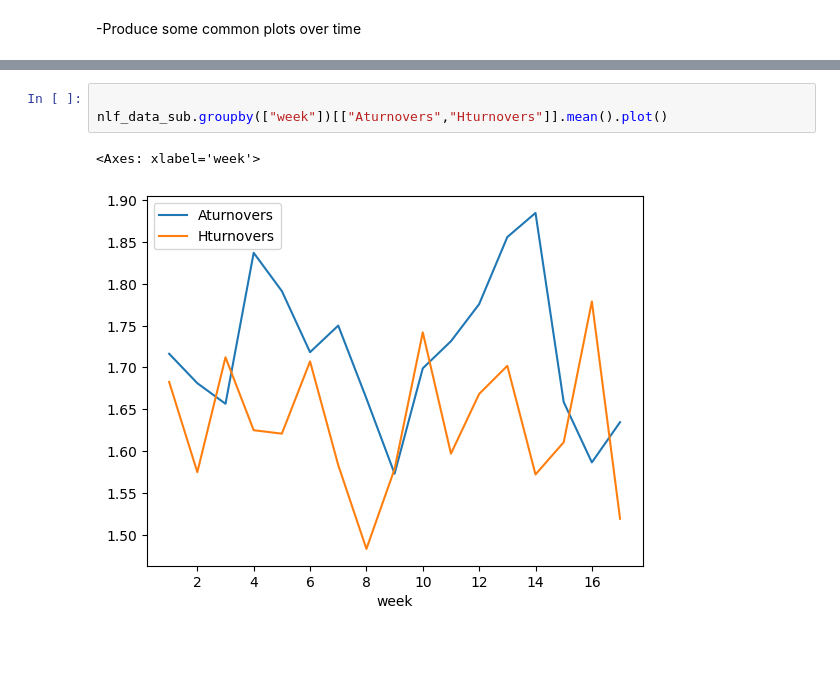
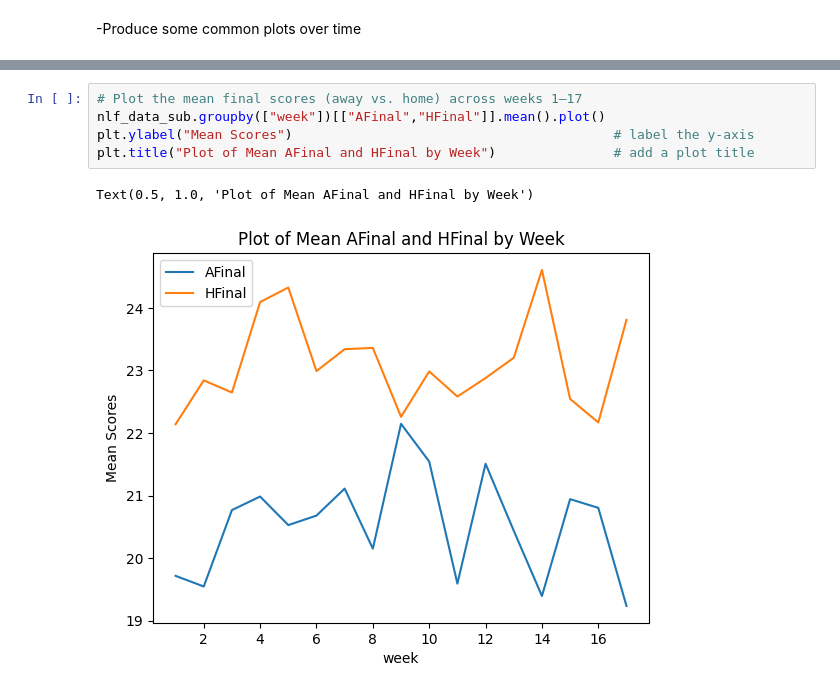
Before and after one commit to fhzhkunming/ST554_HW4, a Jupyter notebook: HW4_Hui.ipynb, the cells around one changed output, grey strips where cells are left out. Drawn from its saved outputs; the diff is of its cells as text; blank space fills up the shorter version.

```diff
--- a/HW4_Hui.ipynb
+++ b/HW4_Hui.ipynb
@@ -507,6 +496,8 @@ nlf_data_sub.groupby(["week"])[["AtotalYds","HtotalYds"]].mean().plot()
-# %%
-
-nlf_data_sub.groupby(["week"])[["Aturnovers","Hturnovers"]].mean().plot()
-# %% [output]
-<Axes: xlabel='week'>
-[figure, removed]
+# %%
+# Plot the mean final scores (away vs. home) across weeks 1–17
+nlf_data_sub.groupby(["week"])[["AFinal","HFinal"]].mean().plot()
+plt.ylabel("Mean Scores")                                         # label the y-axis
+plt.title("Plot of Mean AFinal and HFinal by Week")               # add a plot title
+# %% [output]
+Text(0.5, 1.0, 'Plot of Mean AFinal and HFinal by Week')
+[figure, added]
```
Also changed, not shown: parts of 8 cells of this notebook.
